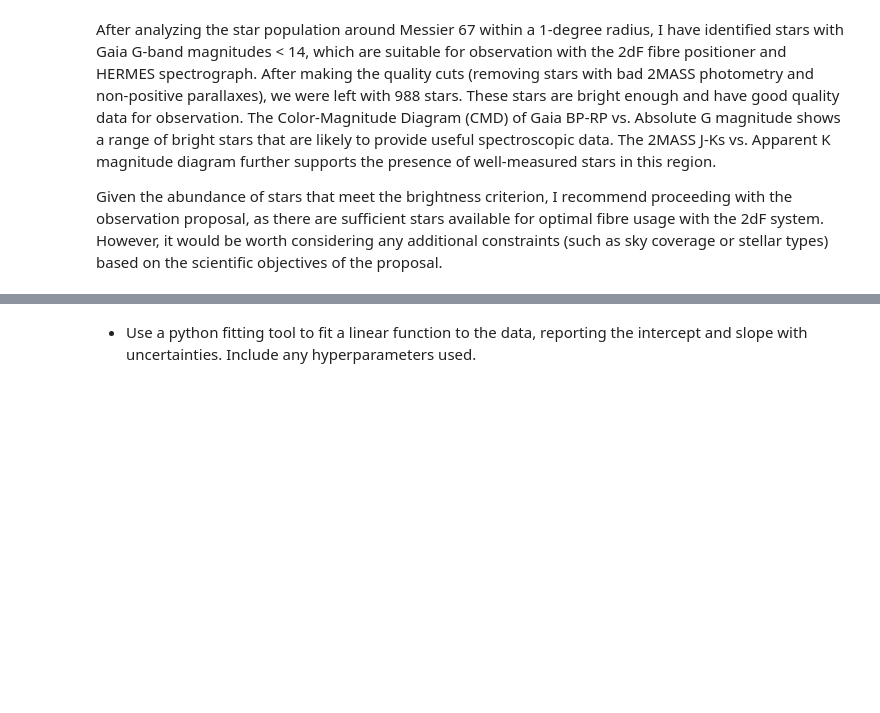
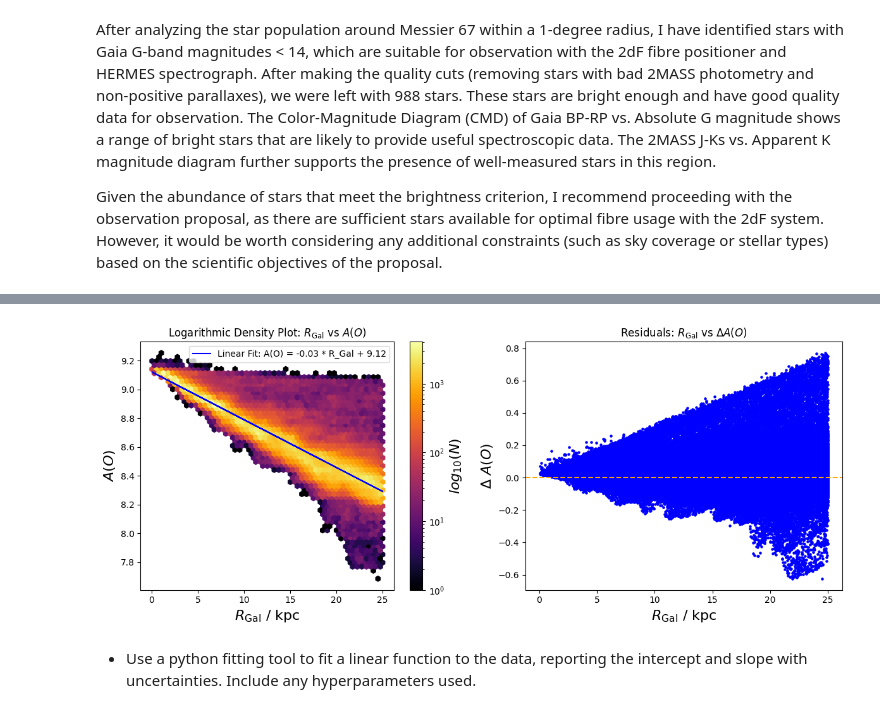
Before and after one commit to kitty-anu/astro_comp, a Jupyter notebook: Assignment3.ipynb, the cells around one changed output, grey strips where cells are left out. Cells and saved outputs as stored; diff of their text form; code cells hidden in the pictures; blank space fills up the shorter version.

```diff
--- a/Assignment3.ipynb
+++ b/Assignment3.ipynb
@@ -241,2 +166,84 @@ plt.show()
+# %%
+import os
+import numpy as np
+import matplotlib.pyplot as plt
+from astropy.io import fits
+
+# Part 1: Plotting a 2-panel figure
+
+# File path and URL
+file_path = 'data/nihao_uhd_simulation_g8.26e11_xyz_positions_and_oxygen_ao.fits'
+file_url = 'https://github.com/svenbuder/astr4004_2024_week7/blob/main/data/nihao_uhd_simulation_g8.26e11_xyz_positions_and_oxygen_ao.fits'
+# Checking if the file exists, else downloading it
+if not os.path.exists(file_path):
+    try:
+        import wget
+        print(f"Downloading file from {file_url}...")
+        wget.download(file_url, out=file_path)
+        print("\nDownload complete.")
+    except Exception as e:
+        raise RuntimeError(f"Could not download FITS file: {e}")
+
+# Loading the FITS file
+with fits.open(file_path) as hdul:
+    data = hdul[1].data
+    x = data['x']
+    y = data['y']
+    z = data['z']
+    A_O = data['A_O']  # Gas phase metallicity A(O)
+
+# Calculating galactocentric radius RGal
+R_Gal = np.sqrt(x**2 + y**2 + z**2)
+
+# Performing the linear fit (without using fitting tools)
+n = len(R_Gal)
+sum_R_A = np.sum(R_Gal * A_O)
+sum_R = np.sum(R_Gal)
+sum_A = np.sum(A_O)
+sum_R_sq = np.sum(R_Gal**2)
+
+# Computing slope (m) and intercept (b)
+m = (n * sum_R_A - sum_R * sum_A) / (n * sum_R_sq - sum_R**2)
+b = (sum_A - m * sum_R) / n
+
+# # Calculating residuals (ΔA(O) = observed A(O) - fitted A(O))
+A_O_fit = m * R_Gal + b
+A_O_residuals = A_O - A_O_fit
+
+# Creating the 2-panel plot
+fig, ax = plt.subplots(1, 2, figsize=(12, 5))
+
+# (a) Logarithmic density plot of RGal vs A(O)
+hb = ax[0].hexbin(R_Gal, A_O, gridsize=50, cmap='inferno', bins='log')
+ax[0].plot(R_Gal, A_O_fit, color='blue', label=f'Linear Fit: A(O) = {m:.2f} * R_Gal + {b:.2f}')
+ax[0].set_xlabel(r'$R_\mathrm{Gal} ~/~\mathrm{kpc}$', fontsize=16)
+ax[0].set_ylabel(r'$A(O)$', fontsize=16)
+ax[0].set_title(r'Logarithmic Density Plot: $R_\mathrm{Gal}~\mathrm{vs}~A(O)$')
+ax[0].legend()
+
+cb = fig.colorbar(hb, ax=ax[0])
+cb.set_label(r'$log_{10}(N)$', size = 16)
+
+# (b) Residuals plot: RGal vs ΔA(O)
+ax[1].scatter(R_Gal, A_O_residuals, s=5, color='blue')
+ax[1].axhline(0, color='orange', linestyle='--')
+ax[1].set_xlabel(r'$R_\mathrm{Gal} ~/~\mathrm{kpc}$', fontsize=16)
+ax[1].set_ylabel(r'$\Delta~A(O)$', fontsize=16)
+ax[1].set_title(r'Residuals: $R_\mathrm{Gal}~\mathrm{vs}~ΔA(O)$')
+
+# Saving the figure
+output_dir = "figures"
+output_file = "figures/radial_metallicity_relation.png"
+
+# Ensuring the directory exists
+if not os.path.exists(output_dir):
+    os.makedirs(output_dir)
+
+plt.tight_layout()
+plt.savefig(output_file, dpi=200)
+plt.show()
+plt.close()
+# %% [output]
+[figure, added]
 # %% [markdown]
 * Use a python fitting tool to fit a linear function to the data, reporting the intercept and slope with uncertainties. Include any hyperparameters used.
```
Also changed, not shown: parts of 17 cells of this notebook.
